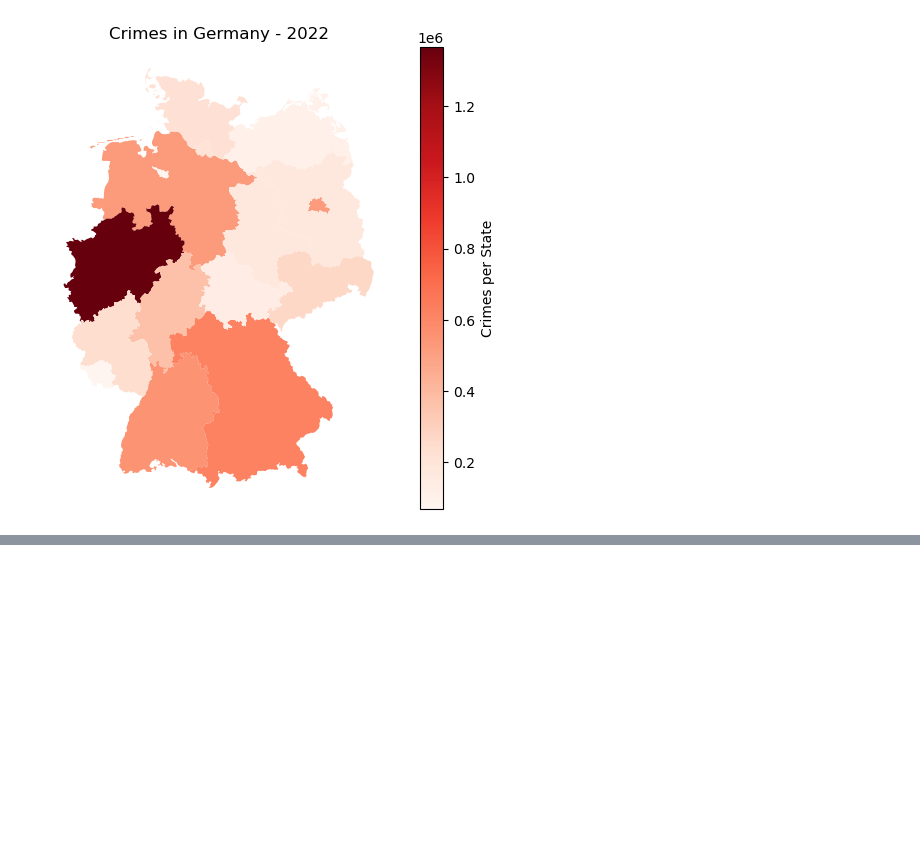
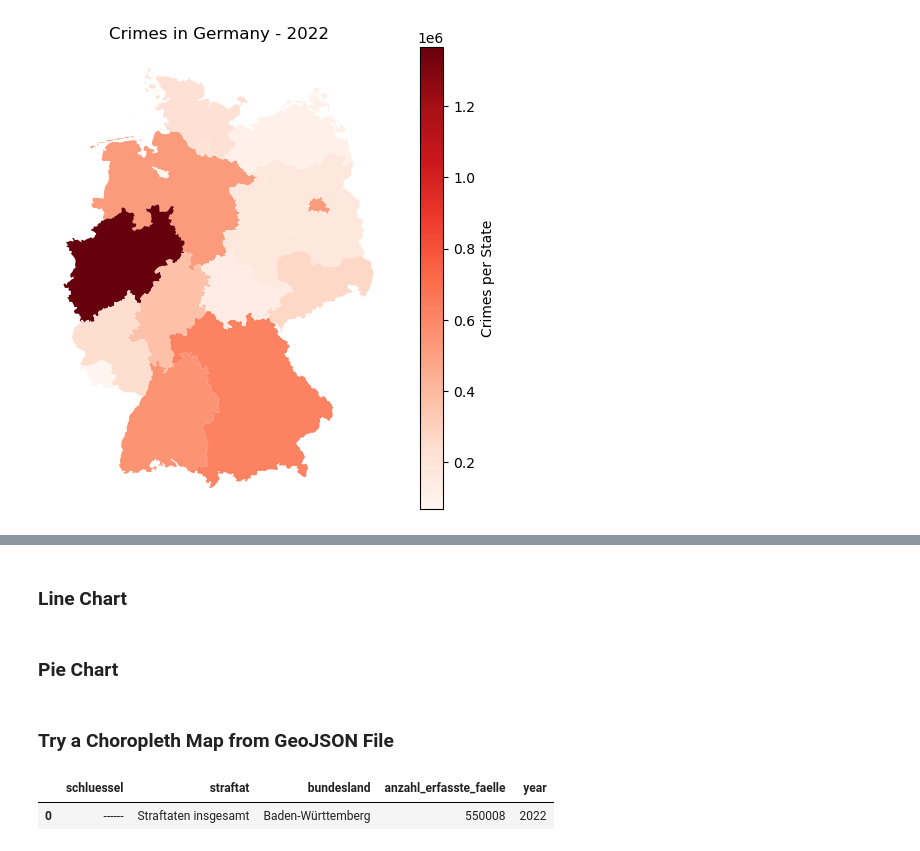
Before and after one commit to alexmahesh/Crime_GER, a Jupyter notebook: test_maps.ipynb, the cells around one changed output, grey strips where cells are left out. Cells and saved outputs as stored; diff of their text form; code cells hidden in the pictures; blank space fills up the shorter version.

```diff
--- a/test_maps.ipynb
+++ b/test_maps.ipynb
@@ -176,0 +209,2 @@ Text(0.5, 1.0, 'Crimes in Germany - 2022')
+# %% [markdown]
+### Line Chart
@@ -176,0 +223,2 @@ Text(0.5, 1.0, 'Crimes in Germany - 2022')
+# %% [markdown]
+### Pie Chart
@@ -176,0 +237,7 @@ Text(0.5, 1.0, 'Crimes in Germany - 2022')
+# %% [markdown]
+### Try a Choropleth Map from GeoJSON File
+# %%
+df.head(1)
+# %% [output]
+|  | schluessel | straftat | bundesland | anzahl_erfasste_faelle | year |
+| 0 | ------ | Straftaten insgesamt | Baden-Württemberg | 550008 | 2022 |
```
Also changed, not shown: parts of 15 cells of this notebook, 2 other files.
